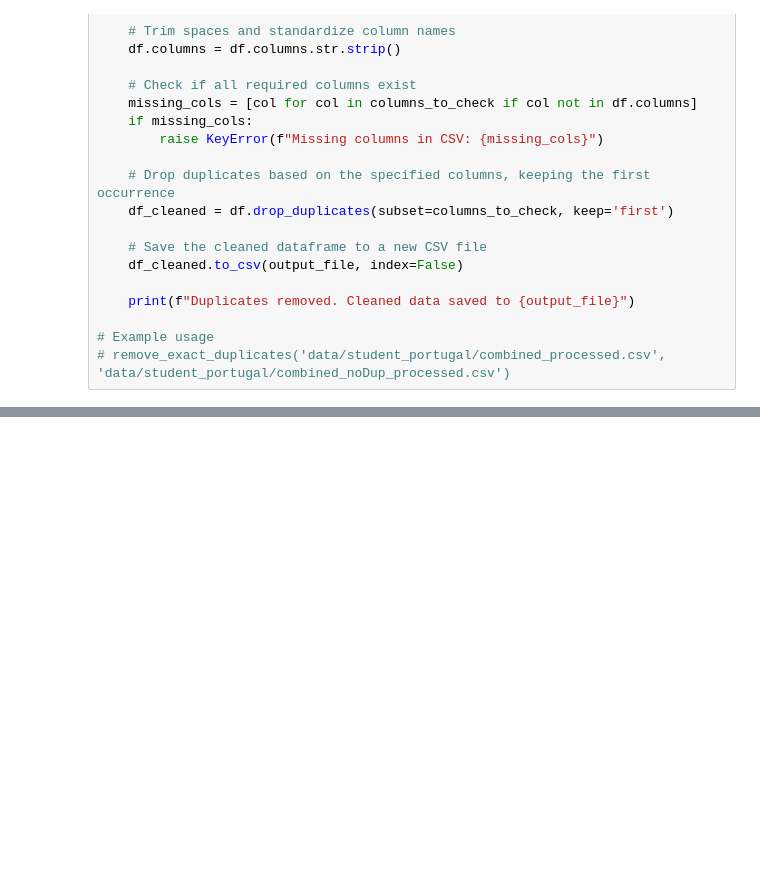
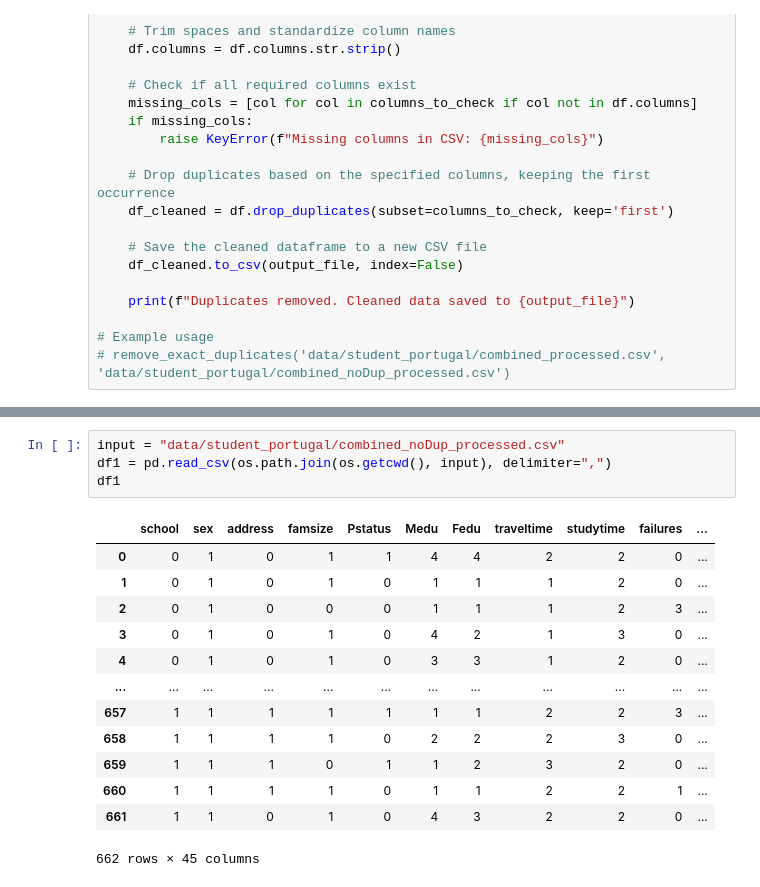
Before and after one commit to Jonelix/StudentPerformance_ML, a Jupyter notebook: testing.ipynb, the cells around one changed output, grey strips where cells are left out. Saved outputs shown, nothing was run; the diff lists cells and outputs as text; blank space fills up the shorter version.

```diff
--- a/testing.ipynb
+++ b/testing.ipynb
@@ -215,0 +295,18 @@ KeyError: "Missing columns in CSV: ['age', 'Mjob', 'Fjob', 'reason']"
+# %%
+input = "data/student_portugal/combined_noDup_processed.csv"
+df1 = pd.read_csv(os.path.join(os.getcwd(), input), delimiter=",")
+df1
+# %% [output]
+|  | school | sex | address | famsize | Pstatus | Medu | Fedu | traveltime | studytime | failures | ... |
+| 0 | 0 | 1 | 0 | 1 | 1 | 4 | 4 | 2 | 2 | 0 | ... |
+| 1 | 0 | 1 | 0 | 1 | 0 | 1 | 1 | 1 | 2 | 0 | ... |
+| 2 | 0 | 1 | 0 | 0 | 0 | 1 | 1 | 1 | 2 | 3 | ... |
+| 3 | 0 | 1 | 0 | 1 | 0 | 4 | 2 | 1 | 3 | 0 | ... |
+| 4 | 0 | 1 | 0 | 1 | 0 | 3 | 3 | 1 | 2 | 0 | ... |
+| ... | ... | ... | ... | ... | ... | ... | ... | ... | ... | ... | ... |
+| 657 | 1 | 1 | 1 | 1 | 1 | 1 | 1 | 2 | 2 | 3 | ... |
+| 658 | 1 | 1 | 1 | 1 | 0 | 2 | 2 | 2 | 3 | 0 | ... |
+| 659 | 1 | 1 | 1 | 0 | 1 | 1 | 2 | 3 | 2 | 0 | ... |
+| 660 | 1 | 1 | 1 | 1 | 0 | 1 | 1 | 2 | 2 | 1 | ... |
+| 661 | 1 | 1 | 0 | 1 | 0 | 4 | 3 | 2 | 2 | 0 | ... |
+662 rows × 45 columns
```
Also changed, not shown: parts of 7 cells of this notebook, 12 other files.
